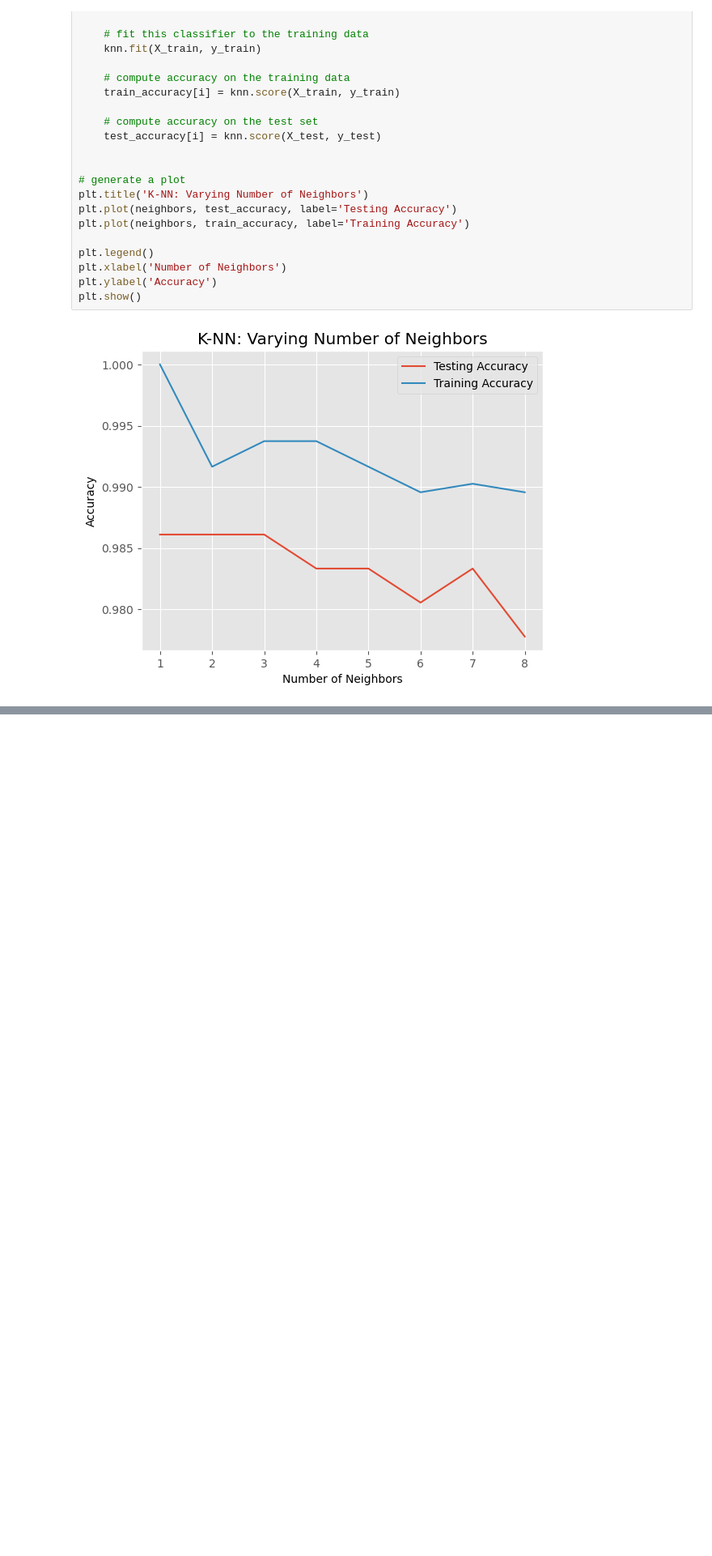
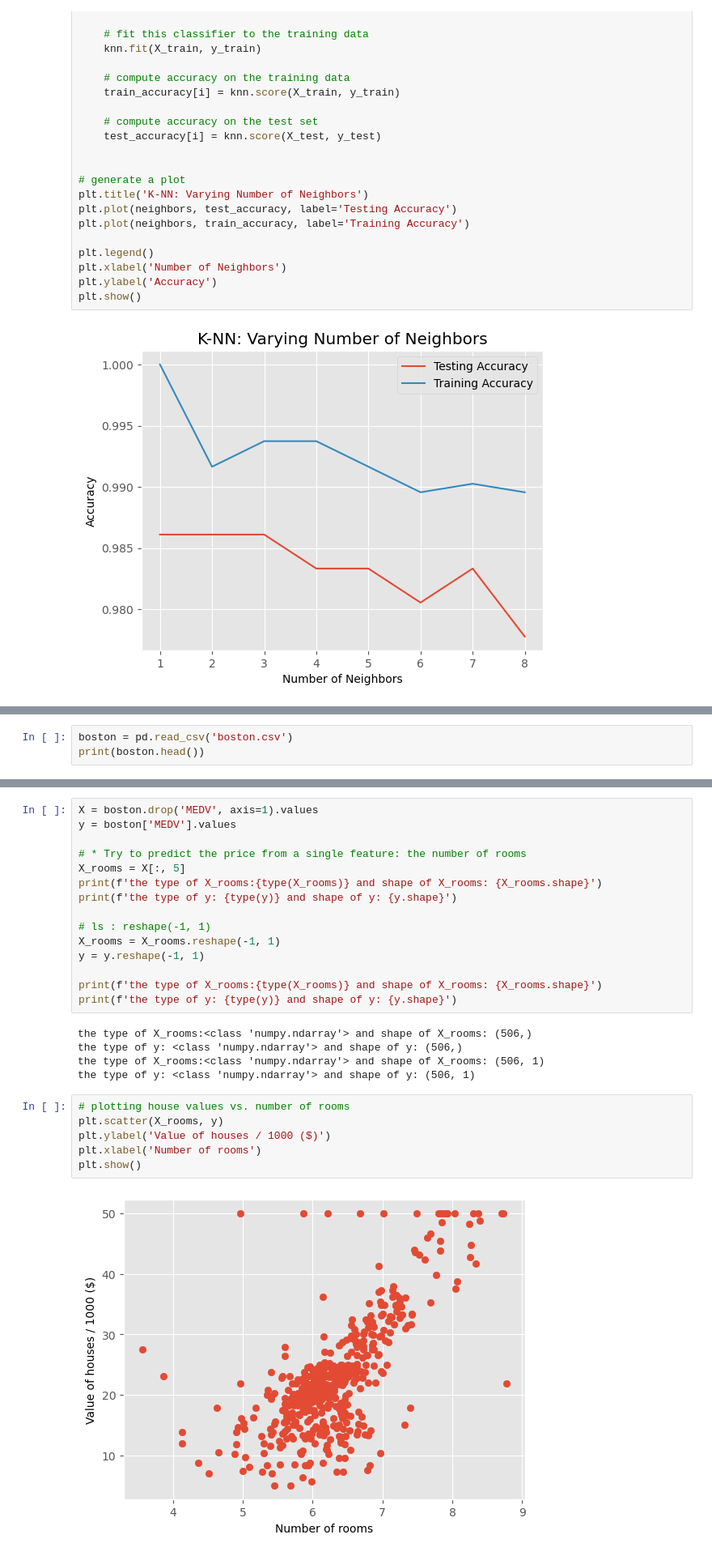
Before and after one commit to Wanjin5508/DataScience, a Jupyter notebook: machine_learning_with_scikit_learn/supervised_learning_with_sklearn.ipynb, the cells around one changed output, grey strips where cells are left out. Shown: that part at 81% size. Saved outputs shown, nothing was run; the diff lists cells and outputs as text; blank space fills up the shorter version.

```diff
--- a/machine_learning_with_scikit_learn/supervised_learning_with_sklearn.ipynb
+++ b/machine_learning_with_scikit_learn/supervised_learning_with_sklearn.ipynb
@@ -357,0 +365,3 @@ plt.show()
+# %%
+boston = pd.read_csv('boston.csv')
+print(boston.head())
@@ -357,0 +387,28 @@ plt.show()
+# %%
+X = boston.drop('MEDV', axis=1).values
+y = boston['MEDV'].values
+
+# * Try to predict the price from a single feature: the number of rooms
+X_rooms = X[:, 5]
+print(f'the type of X_rooms:{type(X_rooms)} and shape of X_rooms: {X_rooms.shape}')
+print(f'the type of y: {type(y)} and shape of y: {y.shape}')
+
+# ls : reshape(-1, 1)
+X_rooms = X_rooms.reshape(-1, 1)
+y = y.reshape(-1, 1)
+
+print(f'the type of X_rooms:{type(X_rooms)} and shape of X_rooms: {X_rooms.shape}')
+print(f'the type of y: {type(y)} and shape of y: {y.shape}')
+# %% [output]
+the type of X_rooms:<class 'numpy.ndarray'> and shape of X_rooms: (506,)
+the type of y: <class 'numpy.ndarray'> and shape of y: (506,)
+the type of X_rooms:<class 'numpy.ndarray'> and shape of X_rooms: (506, 1)
+the type of y: <class 'numpy.ndarray'> and shape of y: (506, 1)
+# %%
+# plotting house values vs. number of rooms
+plt.scatter(X_rooms, y)
+plt.ylabel('Value of houses / 1000 ($)')
+plt.xlabel('Number of rooms')
+plt.show()
+# %% [output]
+[figure, added]
```
Also changed, not shown: parts of 19 cells of this notebook, 1 other file.
